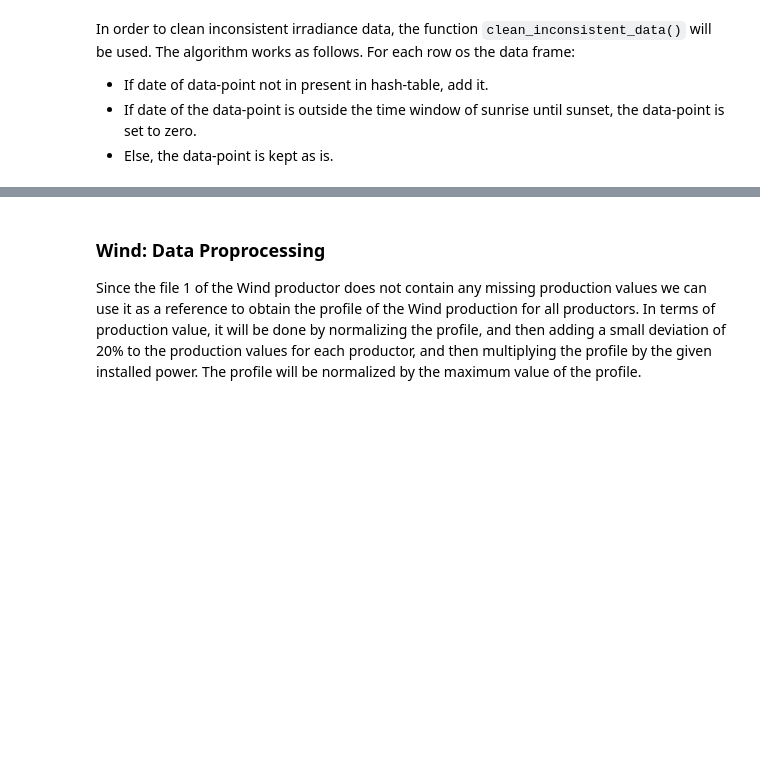
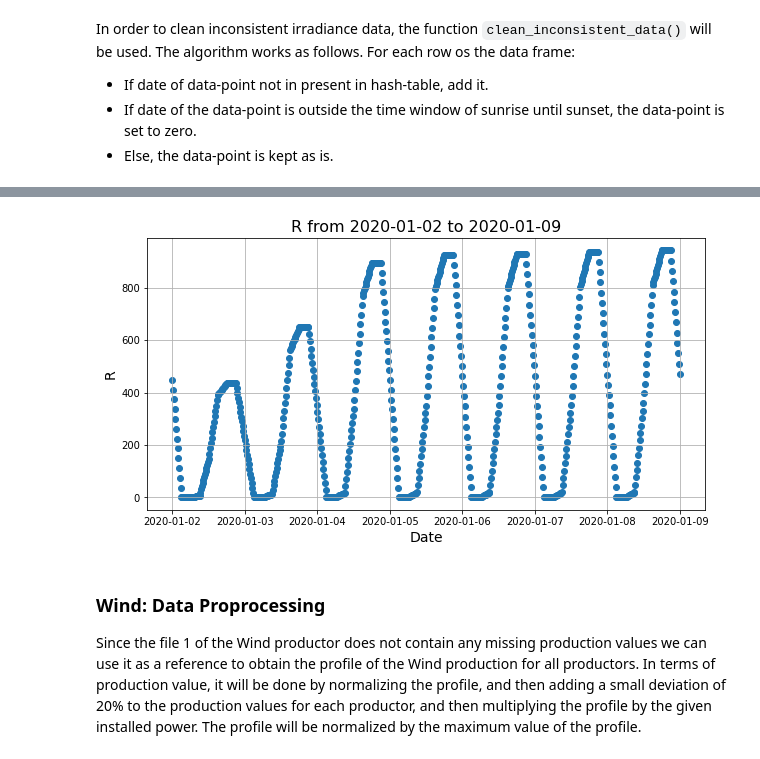
Before and after one commit to jamilsonjr/AI-to-forecast-constraints-in-the-energy-systems, a Jupyter notebook: jupyter_notebooks/cleaning_profile_data.ipynb, the cells around one changed output, grey strips where cells are left out. Saved outputs shown, nothing was run; the diff lists cells and outputs as text; code cells hidden in the pictures; blank space fills up the shorter version.

```diff
--- a/jupyter_notebooks/cleaning_profile_data.ipynb
+++ b/jupyter_notebooks/cleaning_profile_data.ipynb
@@ -664,3 +664,7 @@ plot_data_from_time_limits(clean_pv_data, 'R', ['2020-01-02', '2020-01-07'])
+# %%
+plot_data_from_time_limits(target_pv_data, 'R', ['2020-01-02', '2020-01-09'])
+# %% [output]
+[figure, added]
 # %% [markdown]
 ### Wind: Data Proprocessing
 Since the file 1 of the Wind productor does not contain any missing production values we can use it as a reference to obtain the profile of the Wind production for all productors. In terms of production value, it will be done by normalizing the profile, and then adding a small deviation of 20% to the production values for each productor, and then multiplying the profile by the given installed power. The profile will be normalized by the maximum value of the profile.
```
Also changed, not shown: parts of 10 cells of this notebook, 7 other files.
